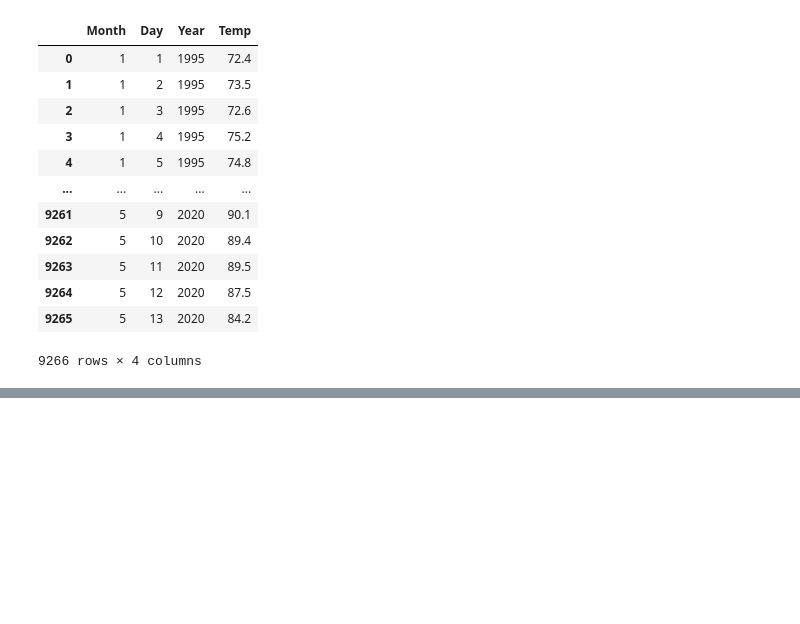
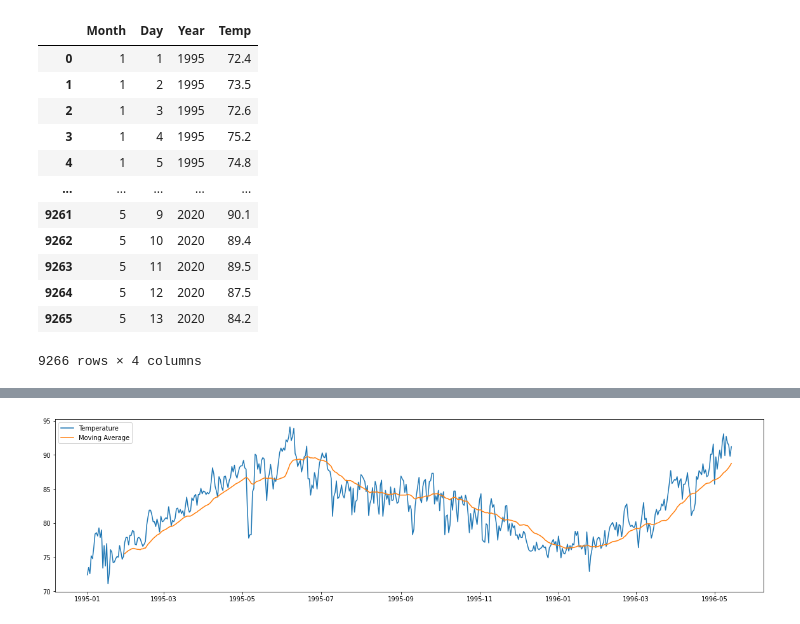
Before and after one commit to ayush4712/TimeSeriesForcasting, a Jupyter notebook: DailyTempDataVisualization.ipynb, the cells around one changed output, grey strips where cells are left out. Drawn from its saved outputs; the diff is of its cells as text; code cells hidden in the pictures; blank space fills up the shorter version.

```diff
--- a/DailyTempDataVisualization.ipynb
+++ b/DailyTempDataVisualization.ipynb
@@ -71,0 +117,14 @@ plt.show()
+# %%
+# calculating moving average with window 30
+data_mean = data['Temp'].rolling(window=30).mean()
+# %%
+l=0
+r=500
+plt.figure(figsize=(20, 5))
+
+plt.plot(data['TimeStamp'][l:r], data['Temp'][l:r], label='Temperature')
+plt.plot(data['TimeStamp'][l:r], data_mean[l:r], label='Moving Average')
+plt.legend()
+plt.show()
+# %% [output]
+[figure, added]
```
Also changed, not shown: parts of 14 cells of this notebook.
